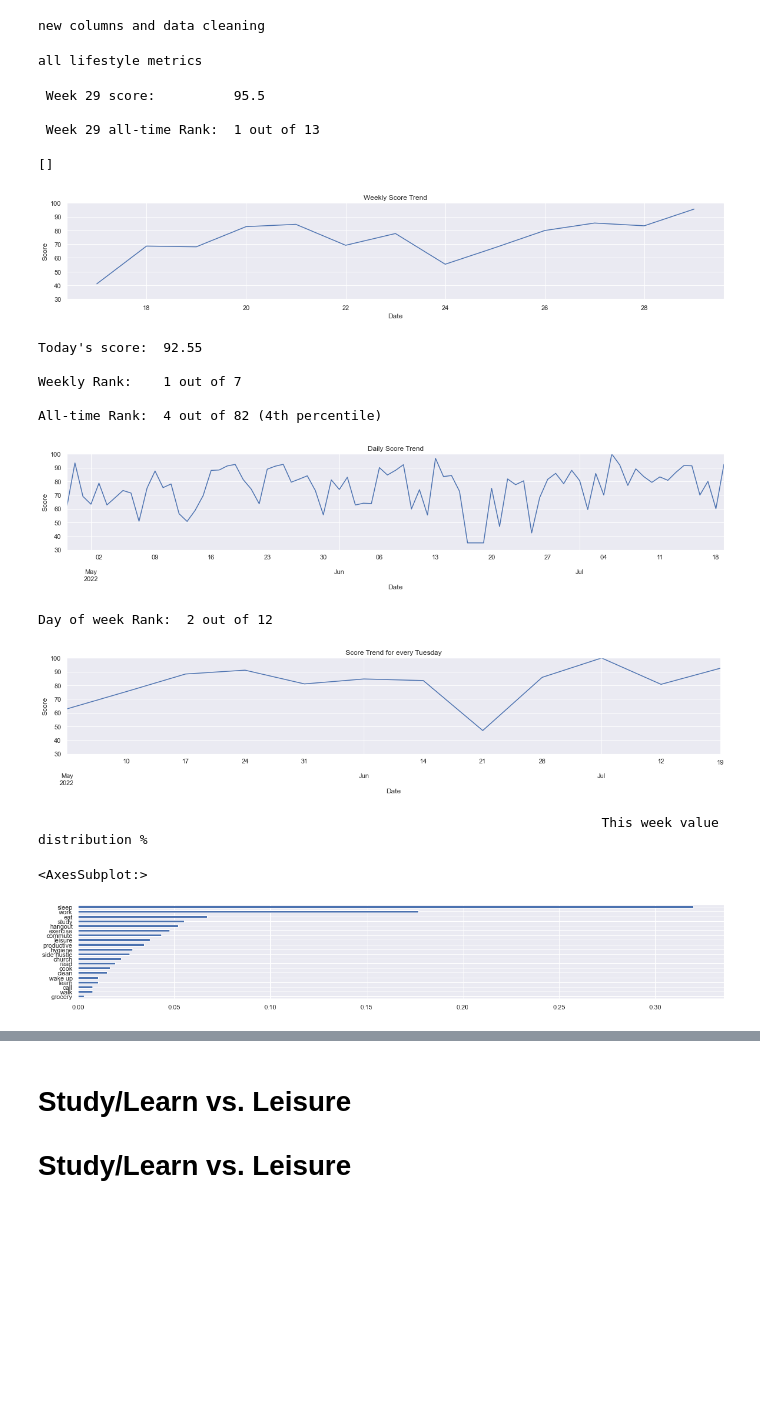
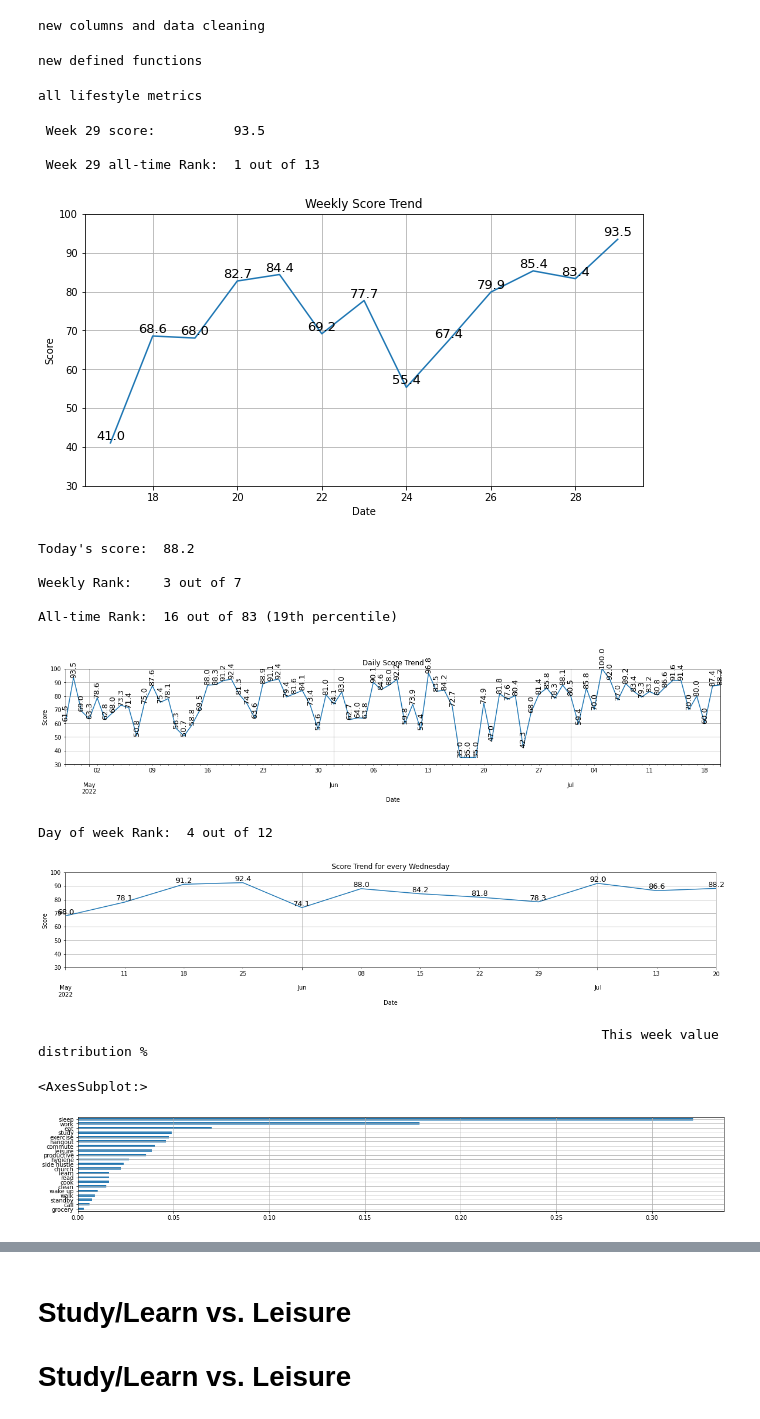
Before and after one commit to jinsoowhang/personal_productivity_metrics, a Jupyter notebook: personal_productivity_metrics.ipynb, the cells around one changed output, grey strips where cells are left out. Saved outputs shown, nothing was run; the diff lists cells and outputs as text; code cells hidden in the pictures; blank space fills up the shorter version.

```diff
--- a/personal_productivity_metrics.ipynb
+++ b/personal_productivity_metrics.ipynb
@@ -15,11 +15,11 @@ from scipy.stats import percentileofscore
 
 
 scope = ['https://spreadsheets.google.com/feeds']
-credentials = ServiceAccountCredentials.from_json_keyfile_name('', scope)
+credentials = ServiceAccountCredentials.from_json_keyfile_name('./name_of_feisty.json', scope)
 gc = gspread.authorize(credentials)
-spreadsheet_key = ''
+spreadsheet_key = 'write_key_here'
 book = gc.open_by_key(spreadsheet_key)
-worksheet = book.worksheet("")
+worksheet = book.worksheet("my_life")
 table = worksheet.get_all_values()
 df = pd.DataFrame(table)
 df.columns = df.iloc[0]
@@ -52,6 +52,18 @@ for column in df.columns:
 print('new columns and data cleaning')
 # %% [output]
 new columns and data cleaning
+# %%
+def addlabels(x, y):
+    for i in range(len(x)):
+        plt.text(x[i], y[i], y[i], fontsize=13, ha='center', va='bottom')
+
+def addrotatedlabels(x, y):
+    for i in range(len(x)):
+        plt.text(x[i], y[i], y[i], fontsize=13, ha='center', va='bottom', rotation='vertical')
+
+print('new defined functions')
+# %% [output]
+new defined functions
 # %%
 # all lifestyle_metrics
 print('all lifestyle metrics')
@@ -131,40 +143,42 @@ for attribute in dfu_weekly:
         dfu_weekly['rating'] = dfu_weekly['rating'] + commute * dfu_weekly[attribute]
     if attribute == 'shopping':
         dfu_weekly['rating'] = dfu_weekly['rating'] + shopping * dfu_weekly[attribute]
     if attribute == 'hangout':
         dfu_weekly['rating'] = dfu_weekly['rating'] + hangout * dfu_weekly[attribute]
     if attribute == 'walk':
         dfu_weekly['rating'] = dfu_weekly['rating'] + walk * dfu_weekly[attribute]
     if attribute == 'prepare':
         dfu_weekly['rating'] = dfu_weekly['rating'] + prepare * dfu_weekly[attribute]
     if attribute == 'hygiene':
         dfu_weekly['rating'] = dfu_weekly['rating'] + hygiene * dfu_weekly[attribute]
 
 dfu_weekly['rating'] = dfu_weekly['rating']/7
 
 # formula for weekly ranking
 weekly_ranking = dfu_weekly.copy()
 weekly_ranking['week_ranking'] = weekly_ranking['rating'].rank(ascending=False)
 
 # print this week's Score
 print(f"\n Week {this_week} score:          {round(float(weekly_ranking[weekly_ranking.index == int(this_week)]['rating']), 1)}")
 print(f"\n Week {this_week} all-time Rank:  {int(weekly_ranking[weekly_ranking.index == int(this_week)]['week_ranking'])} out of {int(weekly_ranking['week_ranking'].max())}")
 
-sns.set()
+print('\n' + '\t'*9 + '')
 
-print('\n' + '\t'*9 + '')
-dfu_weekly['rating'].plot(kind='line', figsize=(20, 3), grid=True)
+fig, ax = plt.subplots()
+fig.set_size_inches(10, 5)
+
+dfu_weekly['rating'].plot(kind='line', grid=True)
 plt.title('Weekly Score Trend')
 plt.xlabel('Date')
 plt.ylabel('Score')
 plt.ylim(30,100)
-plt.plot()
+addlabels(dfu_weekly['rating'].index, round(dfu_weekly['rating'], 1).values)
+plt.show()
 # %% [output]
- Week 29 score:          95.5
+ Week 29 score:          93.5
 
  Week 29 all-time Rank:  1 out of 13
-[]
-[figure, old version]
+[figure, new version]
 # %%
 date_to_present = dt.now().strftime('%Y-%m-%d')
 
@@ -251,14 +265,15 @@ plt.title('Daily Score Trend')
 plt.xlabel('Date')
 plt.ylabel('Score')
 plt.ylim(30,100)
+addrotatedlabels(dfu['rating'].index, round(dfu['rating'], 1).values)
 plt.show()
 # %% [output]
-Today's score:  92.55
+Today's score:  88.2
 
-Weekly Rank:    1 out of 7
+Weekly Rank:    3 out of 7
 
-All-time Rank:  4 out of 82 (4th percentile)
+All-time Rank:  16 out of 83 (19th percentile)
-[figure, old version]
+[figure, new version]
 # %%
 today_day_of_week = dt.now().strftime('%A')
 
@@ -277,10 +292,11 @@ plt.title(f'Score Trend for every {today_day_of_week}')
 plt.xlabel('Date')
 plt.ylabel('Score')
 plt.ylim(30,100)
+addlabels(dfu_day_of_week['rating'].index, round(dfu_day_of_week['rating'], 1).values)
 plt.show()
 # %% [output]
-Day of week Rank:  2 out of 12
+Day of week Rank:  4 out of 12
-[figure, old version]
+[figure, new version]
 # %%
 print('\n' + '\t'*9 + 'This week value distribution %')
 this_weeknum = int(dt.now().strftime('%W'))
@@ -289,7 +305,7 @@ weekly_distribution.plot(kind='barh', figsize=(20, 3), grid=True)
 # %% [output]
                                                                         This week value distribution %
 <AxesSubplot:>
-[figure, old version]
+[figure, new version]
 # %%
 print('\n' + '\t'*9 + 'Compared to last week in hours')
 difference = (df[df['adj_weekNumber'] == this_weeknum]['attribute_1'].value_counts() - df[df['adj_weekNumber'] == this_weeknum-1]['attribute_1'].value_counts()) / 4
```
Also changed, not shown: parts of 8 cells of this notebook.
